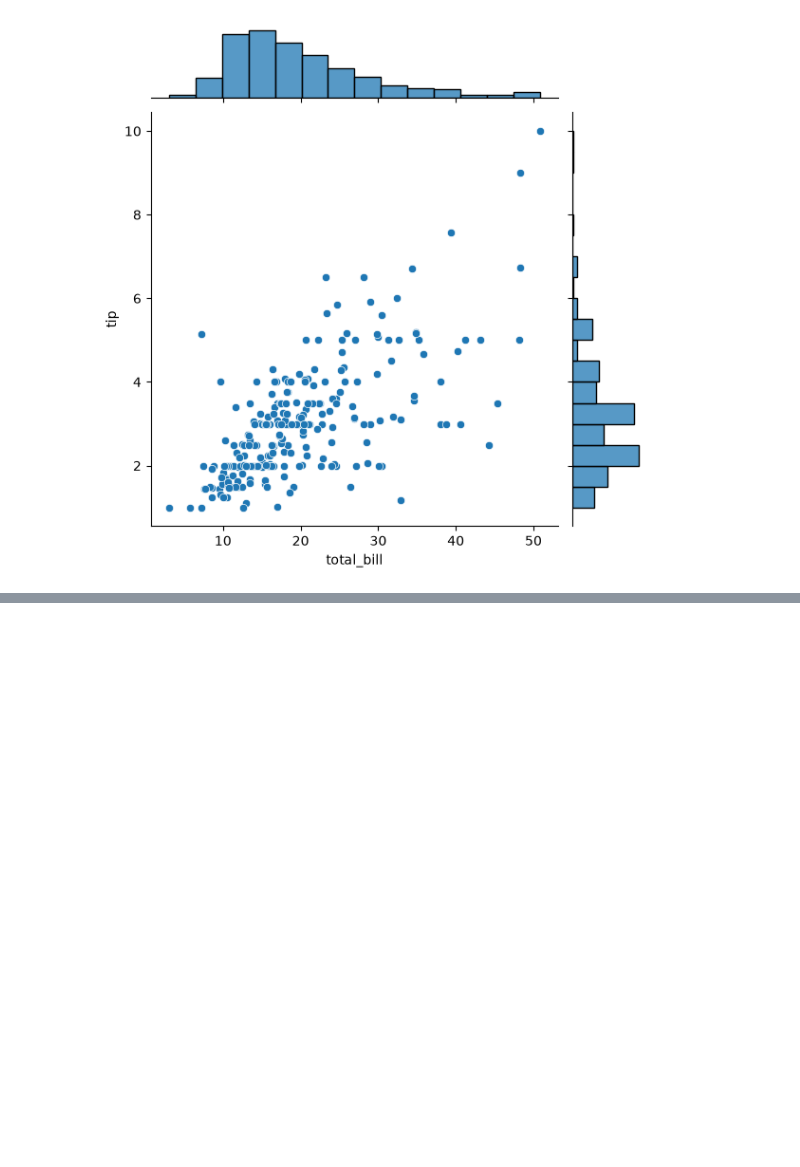
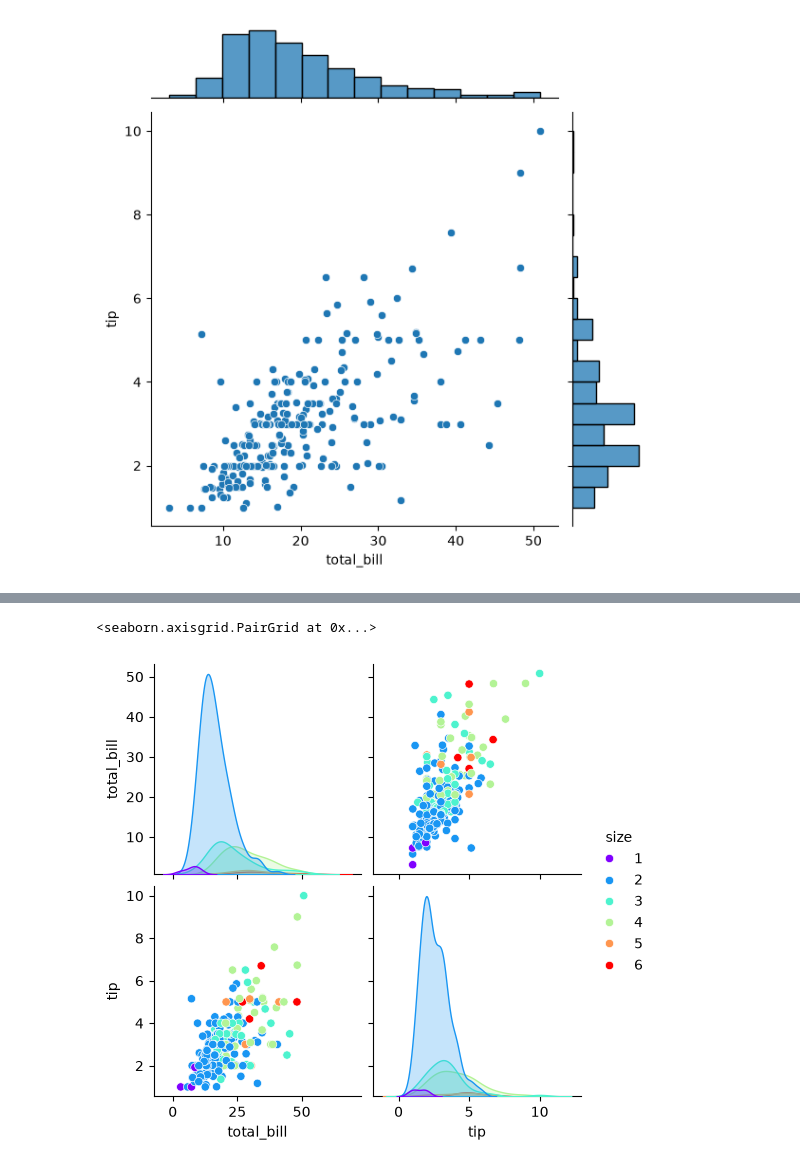
Before and after one commit to praful011-nep/ML-Playground, a Jupyter notebook: Data_Visualization/Seaborn/2.Distribution_plot.ipynb, the cells around one changed output, grey strips where cells are left out. Saved outputs shown, nothing was run; the diff lists cells and outputs as text; code cells hidden in the pictures; blank space fills up the shorter version.

```diff
--- a/Data_Visualization/Seaborn/2.Distribution_plot.ipynb
+++ b/Data_Visualization/Seaborn/2.Distribution_plot.ipynb
@@ -90,0 +102,5 @@ sns.jointplot(
+# %%
+sns.pairplot(df,hue='size', palette="rainbow")
+# %% [output]
+<seaborn.axisgrid.PairGrid at 0x...>
+[figure, added]
```
Also changed, not shown: parts of 5 cells of this notebook.
